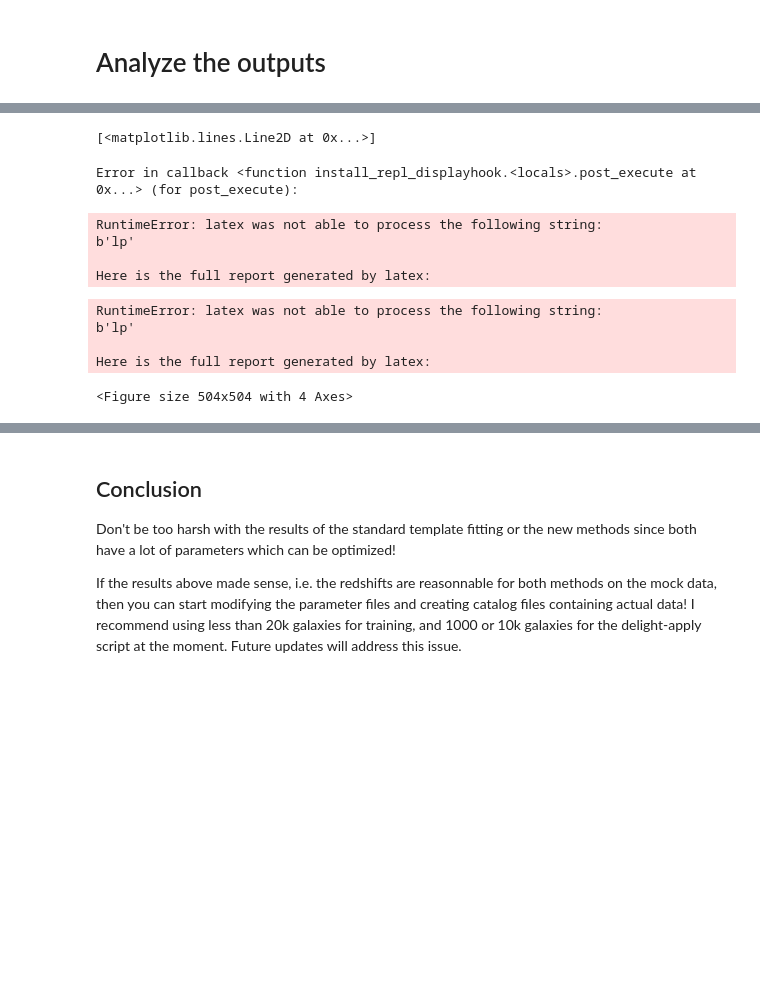
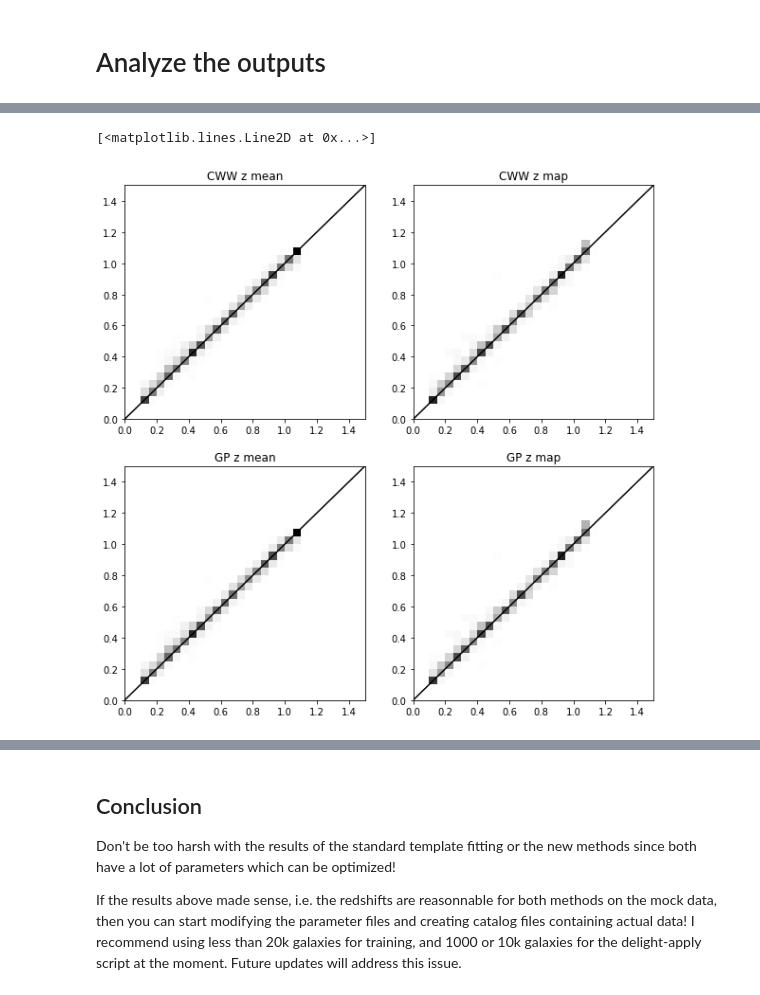
Before and after one commit to ixkael/Delight, a Jupyter notebook: notebooks/test_interfaces_rail.ipynb, the cells around one changed output, grey strips where cells are left out. Saved outputs shown, nothing was run; the diff lists cells and outputs as text; code cells hidden in the pictures; blank space fills up the shorter version.

```diff
--- a/notebooks/test_interfaces_rail.ipynb
+++ b/notebooks/test_interfaces_rail.ipynb
@@ -300,32 +325,23 @@ Here is the full report generated by latex:
 # %%
-fig, axs = plt.subplots(2, 2, figsize=(7, 7))
+fig, axs = plt.subplots(2, 2, figsize=(10, 10))
 zmax = 1.5
 rr = [[0, zmax], [0, zmax]]
 nbins = 30
 h = axs[0, 0].hist2d(metricscww[:, i_zt], metricscww[:, i_zm], nbins, cmap='Greys', range=rr)
 hmin, hmax = np.min(h[0]), np.max(h[0])
 axs[0, 0].set_title('CWW z mean')
 axs[0, 1].hist2d(metricscww[:, i_zt], metricscww[:, i_zmap], nbins, cmap='Greys', range=rr, vmax=hmax)
 axs[0, 1].set_title('CWW z map')
 axs[1, 0].hist2d(metrics[:, i_zt], metrics[:, i_zm], nbins, cmap='Greys', range=rr, vmax=hmax)
 axs[1, 0].set_title('GP z mean')
 axs[1, 1].hist2d(metrics[:, i_zt], metrics[:, i_zmap], nbins, cmap='Greys', range=rr, vmax=hmax)
 axs[1, 1].set_title('GP z map')
 axs[0, 0].plot([0, zmax], [0, zmax], c='k')
 axs[0, 1].plot([0, zmax], [0, zmax], c='k')
 axs[1, 0].plot([0, zmax], [0, zmax], c='k')
 axs[1, 1].plot([0, zmax], [0, zmax], c='k')
 #fig.tight_layout()
 # %% [output]
 [<matplotlib.lines.Line2D at 0x...>]
-Error in callback <function install_repl_displayhook.<locals>.post_execute at 0x...> (for post_execute):
-RuntimeError: latex was not able to process the following string:
-b'lp'
-
-Here is the full report generated by latex:
-RuntimeError: latex was not able to process the following string:
-b'lp'
-
-Here is the full report generated by latex:
-<Figure size 504x504 with 4 Axes>
+[figure, added]
 # %%
```
Also changed, not shown: parts of 20 cells of this notebook.
